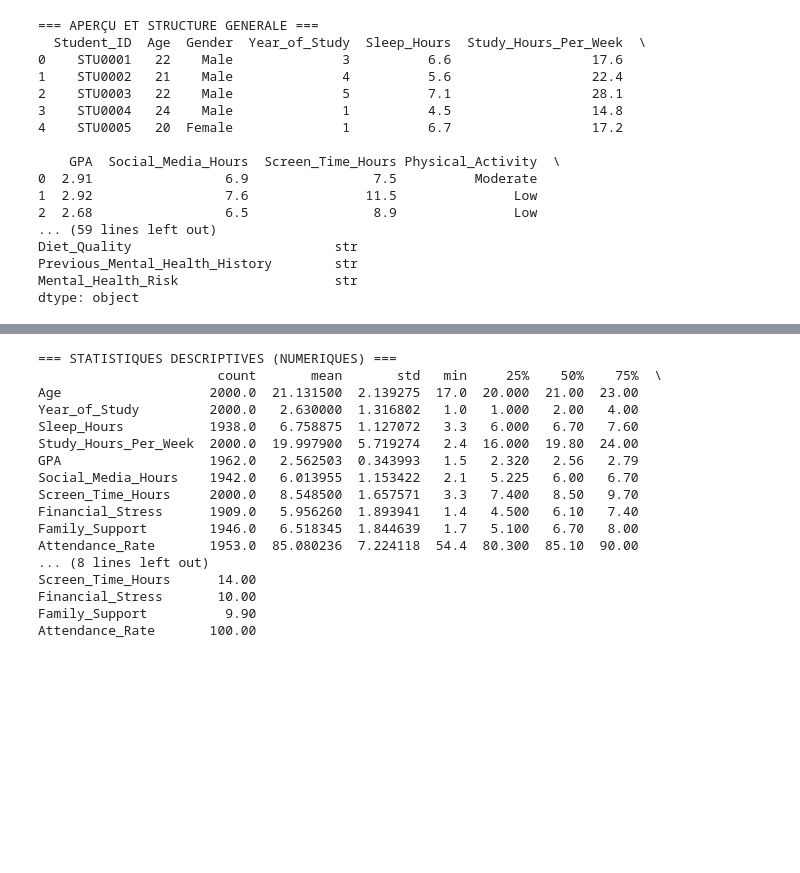
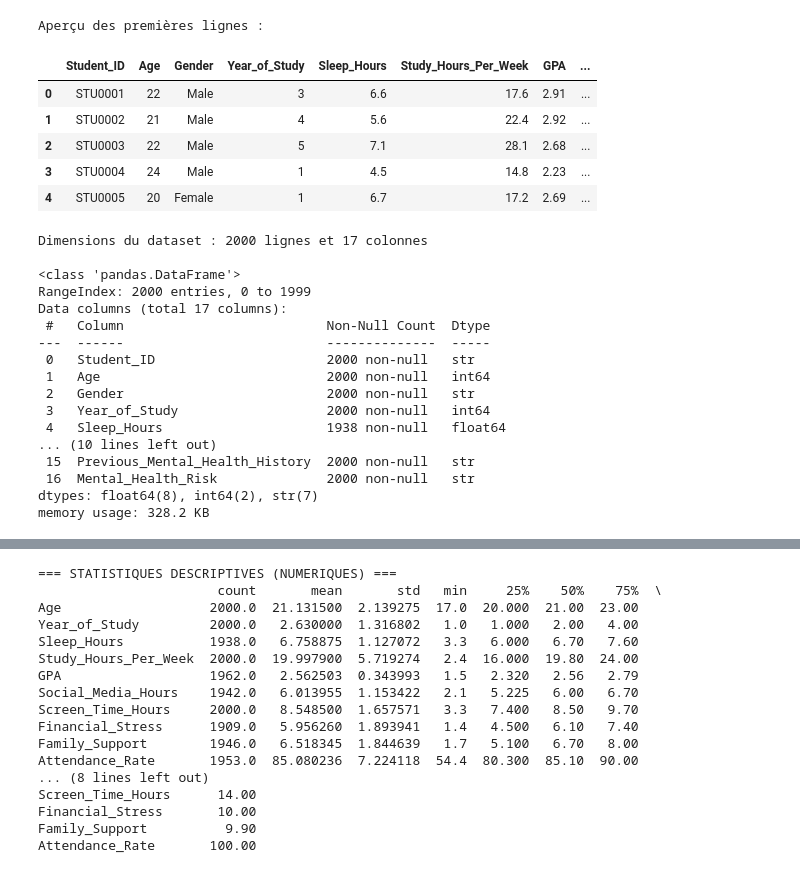
Before and after one commit to MouadBoumahdi/Student-Mental-Health, a Jupyter notebook: notebooks/01_eda.ipynb, the cells around one changed output, grey strips where cells are left out. Cells and saved outputs as stored; diff of their text form; code cells hidden in the pictures; blank space fills up the shorter version.

```diff
--- a/notebooks/01_eda.ipynb
+++ b/notebooks/01_eda.ipynb
@@ -4,30 +4,34 @@ import numpy as np
 
 student_df = pd.read_csv('../data/raw/student_mental_health.csv')
 # %%
-print("=== APERÇU ET STRUCTURE GENERALE ===")
-print(student_df.head())
-print('#' * 80)
+print("Aperçu des premières lignes :")
+display(student_df.head())
+
+print(f"\nDimensions du dataset : {student_df.shape[0]} lignes et {student_df.shape[1]} colonnes\n")
 student_df.info()
-print('#' * 80)
-print(f"Dimensions (Lignes, Colonnes) : {student_df.shape}")
-print('#' * 80)
-print("Types des colonnes :\n", student_df.dtypes)
 # %% [output]
-=== APERÇU ET STRUCTURE GENERALE ===
-  Student_ID  Age  Gender  Year_of_Study  Sleep_Hours  Study_Hours_Per_Week  \
-0    STU0001   22    Male              3          6.6                  17.6
-1    STU0002   21    Male              4          5.6                  22.4
-2    STU0003   22    Male              5          7.1                  28.1
-3    STU0004   24    Male              1          4.5                  14.8
-4    STU0005   20  Female              1          6.7                  17.2
-
-    GPA  Social_Media_Hours  Screen_Time_Hours Physical_Activity  \
-0  2.91                 6.9                7.5          Moderate
-1  2.92                 7.6               11.5               Low
-2  2.68                 6.5                8.9               Low
-... (59 lines left out)
-Diet_Quality                          str
-Previous_Mental_Health_History        str
-Mental_Health_Risk                    str
-dtype: object
+Aperçu des premières lignes :
+|  | Student_ID | Age | Gender | Year_of_Study | Sleep_Hours | Study_Hours_Per_Week | GPA | ... |
+| 0 | STU0001 | 22 | Male | 3 | 6.6 | 17.6 | 2.91 | ... |
+| 1 | STU0002 | 21 | Male | 4 | 5.6 | 22.4 | 2.92 | ... |
+| 2 | STU0003 | 22 | Male | 5 | 7.1 | 28.1 | 2.68 | ... |
+| 3 | STU0004 | 24 | Male | 1 | 4.5 | 14.8 | 2.23 | ... |
+| 4 | STU0005 | 20 | Female | 1 | 6.7 | 17.2 | 2.69 | ... |
+Dimensions du dataset : 2000 lignes et 17 colonnes
+
+<class 'pandas.DataFrame'>
+RangeIndex: 2000 entries, 0 to 1999
+Data columns (total 17 columns):
+ #   Column                          Non-Null Count  Dtype
+---  ------                          --------------  -----
+ 0   Student_ID                      2000 non-null   str
+ 1   Age                             2000 non-null   int64
+ 2   Gender                          2000 non-null   str
+ 3   Year_of_Study                   2000 non-null   int64
+ 4   Sleep_Hours                     1938 non-null   float64
+... (10 lines left out)
+ 15  Previous_Mental_Health_History  2000 non-null   str
+ 16  Mental_Health_Risk              2000 non-null   str
+dtypes: float64(8), int64(2), str(7)
+memory usage: 328.2 KB
 # %%
```
Also changed, not shown: parts of 7 cells of this notebook, 4 other files.
